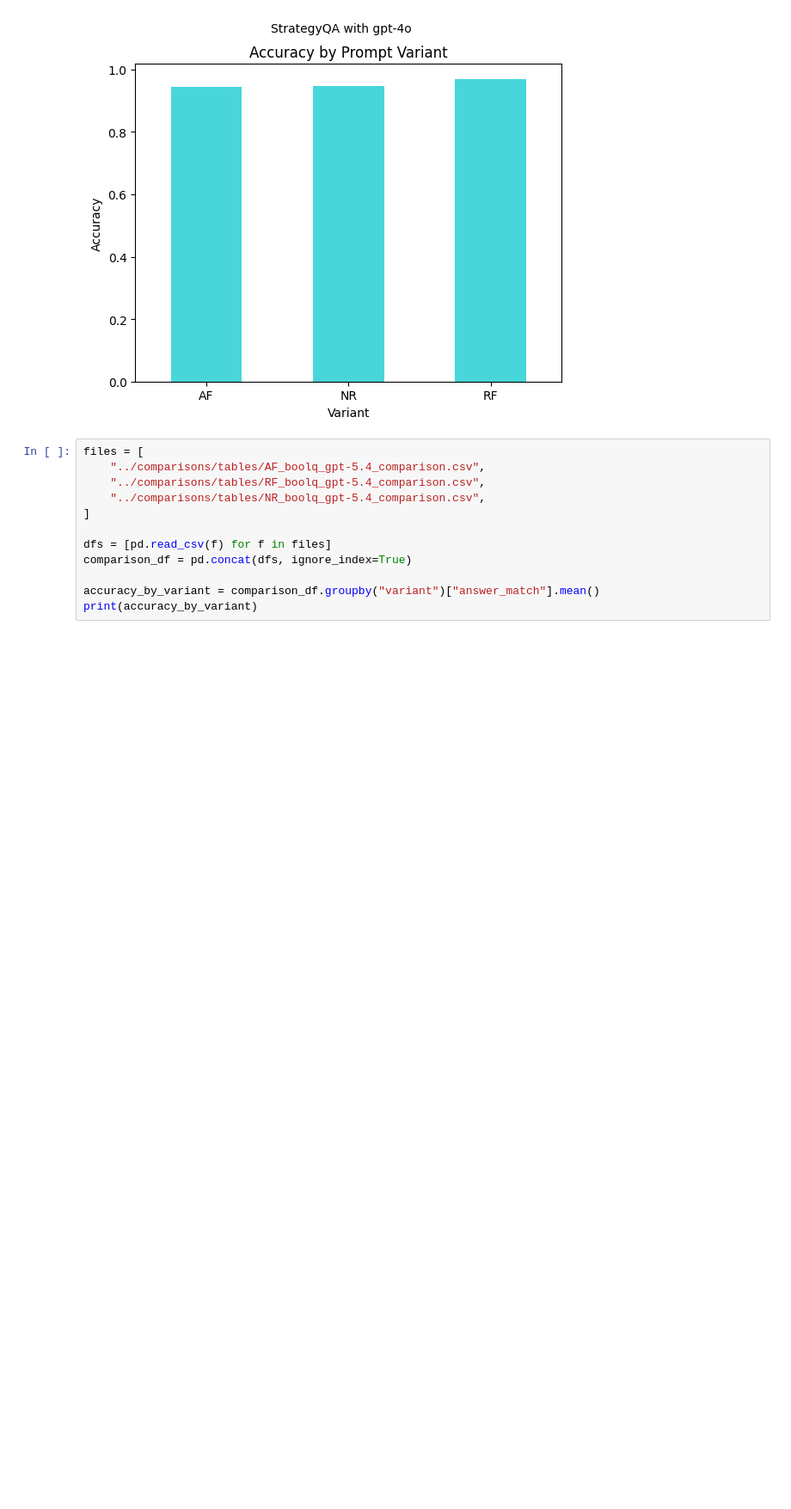
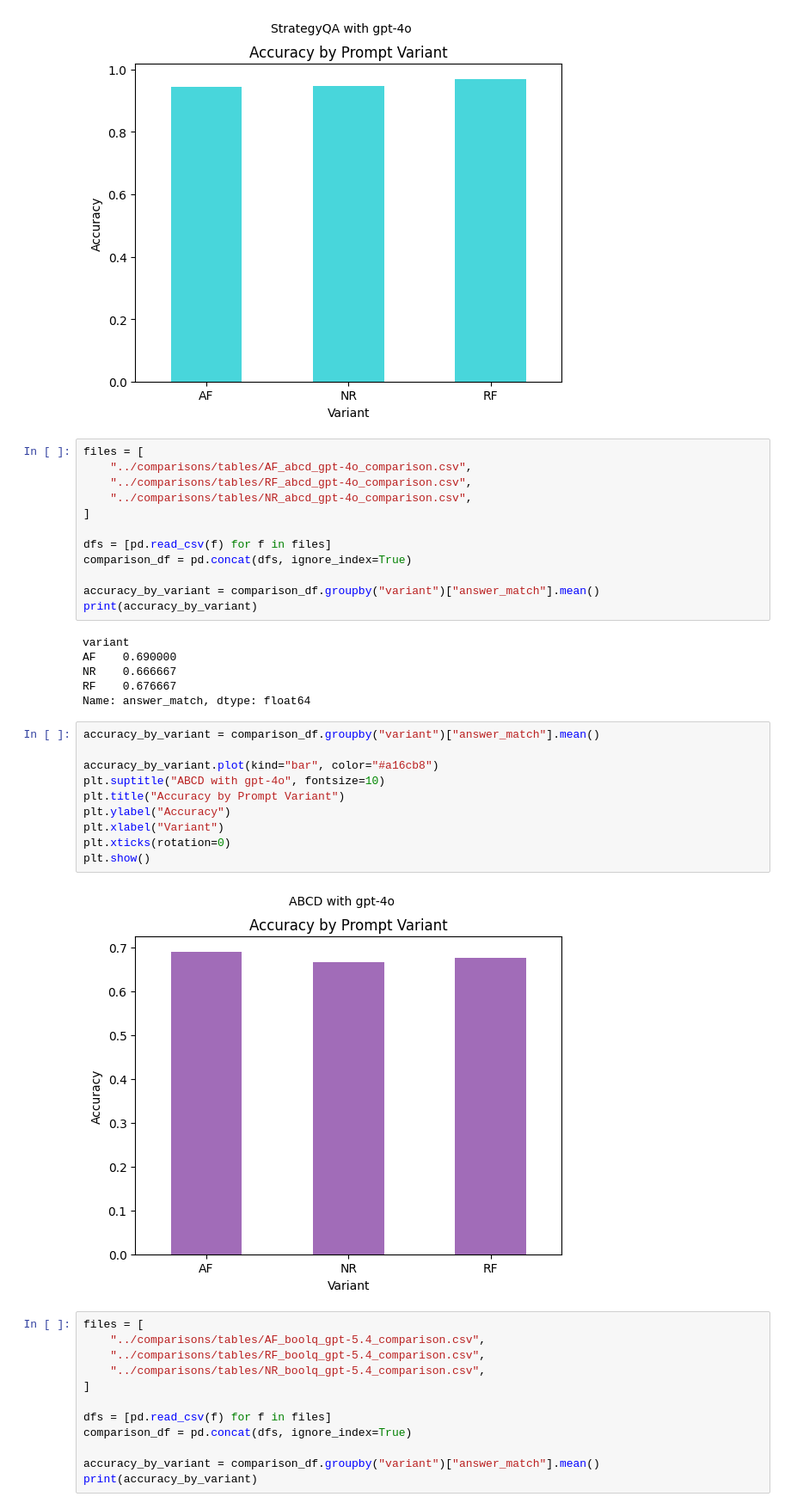
Before and after one commit to limcatcat/bachelorarbeit, a Jupyter notebook: src/analyze_results.ipynb, the cells around one changed output. Shown at 86% size. Drawn from its saved outputs; the diff is of its cells as text; blank space fills up the shorter version.

Commit message:
analyze experiment results for abcd

```diff
--- a/src/analyze_results.ipynb
+++ b/src/analyze_results.ipynb
@@ -91,6 +91,36 @@ plt.xticks(rotation=0)
 plt.show()
 # %% [output]
 [figure]
+# %%
+files = [
+    "../comparisons/tables/AF_abcd_gpt-4o_comparison.csv",
+    "../comparisons/tables/RF_abcd_gpt-4o_comparison.csv",
+    "../comparisons/tables/NR_abcd_gpt-4o_comparison.csv",
+]
+
+dfs = [pd.read_csv(f) for f in files]
+comparison_df = pd.concat(dfs, ignore_index=True)
+
+accuracy_by_variant = comparison_df.groupby("variant")["answer_match"].mean()
+print(accuracy_by_variant)
+# %% [output]
+variant
+AF    0.690000
+NR    0.666667
+RF    0.676667
+Name: answer_match, dtype: float64
+# %%
+accuracy_by_variant = comparison_df.groupby("variant")["answer_match"].mean()
+
+accuracy_by_variant.plot(kind="bar", color="#a16cb8")
+plt.suptitle("ABCD with gpt-4o", fontsize=10)
+plt.title("Accuracy by Prompt Variant")
+plt.ylabel("Accuracy")
+plt.xlabel("Variant")
+plt.xticks(rotation=0)
+plt.show()
+# %% [output]
+[figure, added]
 # %%
 files = [
     "../comparisons/tables/AF_boolq_gpt-5.4_comparison.csv",
```
Also changed, not shown: parts of 6 cells of this notebook, 4 other files.
